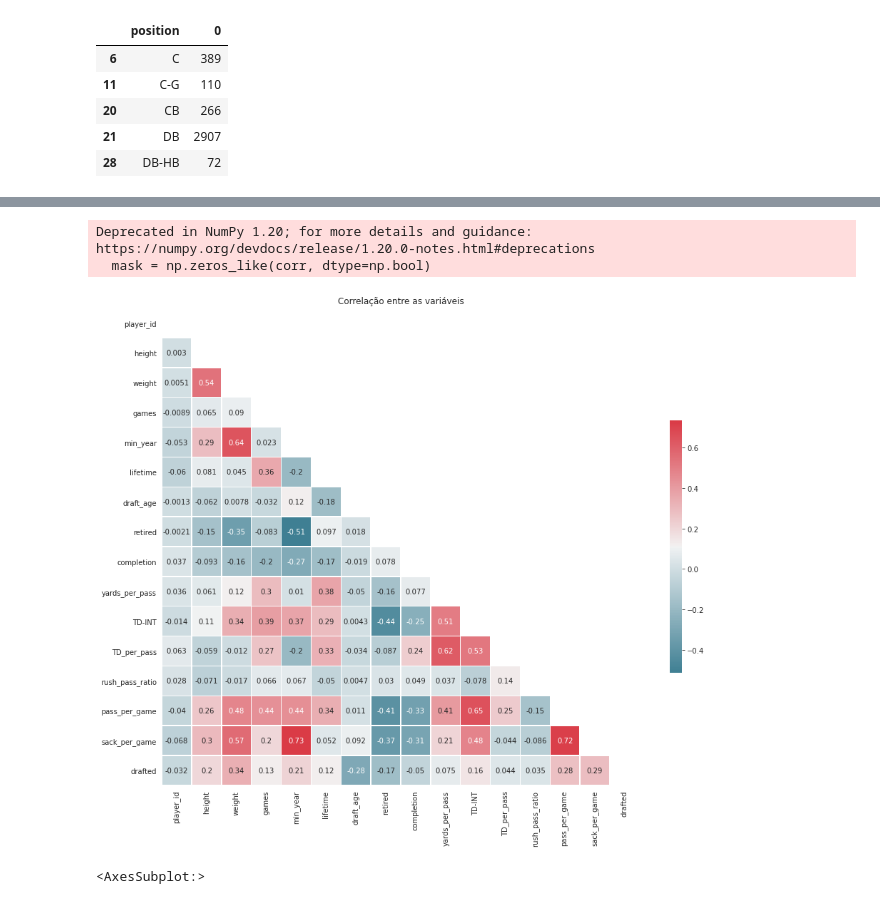
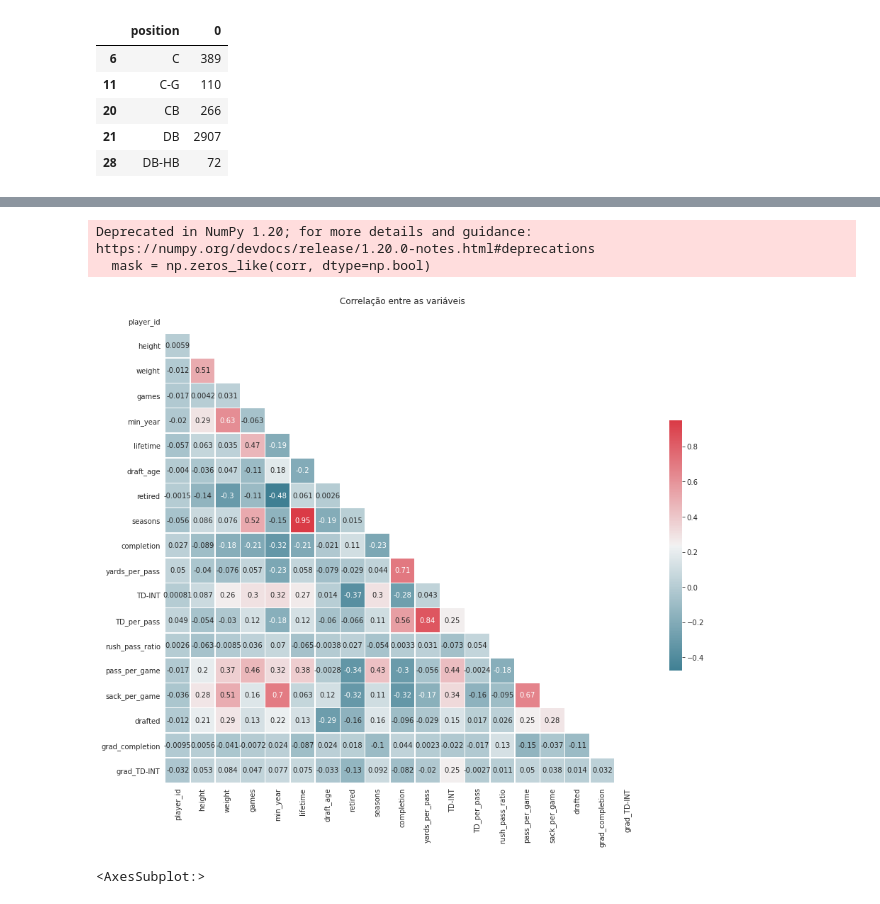
Before and after one commit to fonseca-carlos/nfl_survival, a Jupyter notebook: start_and_qb.ipynb, the cells around one changed output, grey strips where cells are left out. Cells and saved outputs as stored; diff of their text form; code cells hidden in the pictures.

```diff
--- a/start_and_qb.ipynb
+++ b/start_and_qb.ipynb
@@ -11,5 +11,8 @@ df_profiles=pd.read_json('profiles_1512362725.022629.json')
 df_games=pd.read_json('games_1512362753.8735218.json')
 df_profiles=df_profiles.drop(['current_team', 'birth_place', 'death_date', 'college', 'high_school', 'draft_team', 'current_salary', 'hof_induction_year', 'draft_position'], axis=1)
 df_games=df_games[['player_id', 'year', 'game_number', 'passing_attempts', 'passing_completions', 'passing_yards', 'passing_rating', 'passing_touchdowns', 'passing_interceptions', 'passing_sacks', 'rushing_attempts', 'rushing_yards', 'rushing_touchdowns', 'receiving_receptions', 'receiving_yards','receiving_touchdowns','kick_return_attempts', 'punt_return_attempts', 'defense_sacks', 'defense_tackles', 'defense_interceptions', 'field_goal_attempts', 'field_goal_makes']]
+df_games=df_games.rename(columns = {'passing_completions': 'temp'})
+df_games=df_games.rename(columns = {'passing_attempts': 'passing_completions'})
+df_games=df_games.rename(columns = {'temp': 'passing_attempts'})
 df_games.head(5)
 # %% [output]
@@ -46,10 +51,11 @@ df_stats.head(5)
 | 4 | 8 | 0 | 0 | 0 | 0 | ... |
 5 rows × 24 columns
 # %%
-#changing total stats to season averages
+#changing total stats to season averages - second version, i think this messes with my avgs
 
-for column in df_stats.drop(['player_id', 'seasons', 'max_year', 'min_year'], axis=1).columns:
-    df_stats[column]= df_stats[column]/df_stats['seasons']
+#for column in df_stats.drop(['player_id', 'seasons', 'max_year', 'min_year'], axis=1).columns:
+#for column in ['games']:
+#    df_stats[column]= df_stats[column]/df_stats['seasons']
 # %%
 #profile + stats df
 
@@ -65,7 +71,7 @@ df['draft_round']=df['draft_round'].fillna(100)
 #any data pertraining 2017 is censored (we don't know it the guy came back in 2018)
 df['retired']=np.where(df['max_year']==2017, 0 ,1)
 
-df=df.drop(['height2', 'max_year', 'draft_year', 'birth_date', 'seasons'], axis=1)
+df=df.drop(['height2', 'max_year', 'draft_year', 'birth_date'], axis=1)
 
 
 df.head(5)
@@ -175,36 +173,54 @@ df_era.plot()
 # %%
 #correlation between variables
 import seaborn as sns
 
-df_cox=df[df['position']=='QB'][['player_id','height', 'weight', 'draft_round','passing_attempts', 'passing_completions', 'passing_yards','passing_touchdowns', 'passing_interceptions', 'passing_sacks','rushing_attempts', 'rushing_yards','games', 'min_year', 'lifetime', 'draft_age','retired']]
-df_cox['completion']=(df_cox['passing_completions']/df_cox['passing_attempts'].replace(to_replace=0, value=1)).fillna(0)
+df_cox=df[df['position']=='QB'][['player_id','height', 'weight', 'draft_round','passing_attempts', 'passing_completions', 'passing_yards','passing_touchdowns', 'passing_interceptions', 'passing_sacks','rushing_attempts', 'rushing_yards','games', 'min_year', 'lifetime', 'draft_age','retired', 'seasons']]
+#df_cox['completion']=(df_cox['passing_completions']/df_cox['passing_attempts'].replace(to_replace=0, value=1)).fillna(0)
+df_cox['completion']=(df_cox['passing_attempts']/df_cox['passing_completions'].replace(to_replace=0, value=1)).fillna(0)
 df_cox['yards_per_pass']=(df_cox['passing_yards']/df_cox['passing_completions']).fillna(0)
 df_cox['TD-INT']=(df_cox['passing_touchdowns']/df_cox['passing_interceptions'].replace(to_replace=0, value=1))
+#df_cox['TD_per_pass']=(df_cox['passing_touchdowns']/df_cox['passing_completions']).fillna(0)
 df_cox['TD_per_pass']=(df_cox['passing_touchdowns']/df_cox['passing_completions']).fillna(0)
 df_cox['rush_pass_ratio']=(df_cox['rushing_attempts']/df_cox['passing_attempts'].replace(to_replace=0, value=1)).fillna(0)
 df_cox['pass_per_game']=(df_cox['passing_attempts']/df_cox['games']).fillna(0)
 df_cox['sack_per_game']=(df_cox['passing_sacks']/df_cox['games']).fillna(0)
 #df_cox['draft_round']=np.where(df_cox['draft_round']==100, 'undrafted', np.where(df_cox['draft_round']>7,'>7', df_cox['draft_round']))
 #df_cox['draft_round']=np.where(df_cox['draft_round']>7,'>7', df_cox['draft_round'])
 df_cox['drafted']=np.where(df_cox['draft_round']>7,0, 1)
 df_cox=df_cox.drop(['draft_round', 'passing_attempts', 'passing_sacks', 'passing_completions', 'passing_yards','rushing_yards', 'passing_interceptions', 'passing_touchdowns', 'rushing_attempts'], axis=1)
-df_cox=df_cox[(df_cox['games']>5) & (df_cox['lifetime']<27)]
+df_cox=df_cox[(df_cox['games']>5)]
+for column in ['games']:
+    df_cox[column]= df_cox[column]/df_cox['seasons']
+#df_cox=df_cox[(df_cox['games']>5) & (df_cox['lifetime']<27)]
+
+#creating gradient of important columns. Uses data from df_run, at the bottom of this notebook
+grad_field=['completion', 'TD-INT']
+aux=['player_id']
+aux=aux.append(grad_field)
+df_min=df2.groupby('player_id')['year'].min().reset_index()
+df_min=df2.merge(df_min, on=['player_id', 'year'], how='inner')[['player_id', 'completion', 'TD-INT']]
+df_cox=df_cox.merge(df_min, on='player_id', how='inner', suffixes=('', '_rookie'))
+
+for field in grad_field:
+    df_cox['grad_'+field]=(df_cox[field]-df_cox[field+'_rookie'])/df_cox['seasons']
+    df_cox=df_cox.drop(field+'_rookie', axis=1)
+
 
 corr = df_cox.corr()
 
 mask = np.zeros_like(corr, dtype=np.bool)
 mask[np.triu_indices_from(mask)] = True
 cmap = sns.diverging_palette(220, 10, as_cmap = True)
 
 with sns.axes_style("white"):
     f, ax = plt.subplots(figsize=(15, 13))
     ax = sns.heatmap(corr, mask=mask, annot = True, cmap = cmap, square=True,
                      linewidths = .5, cbar_kws = {"shrink": .5})
     plt.title('Correlação entre as variáveis')
 # %% [output]
 Deprecated in NumPy 1.20; for more details and guidance: https://numpy.org/devdocs/release/1.20.0-notes.html#deprecations
   mask = np.zeros_like(corr, dtype=np.bool)
-[figure, old version]
+[figure, new version]
 # %%
 df_played[df_played['games']<=100]['games'].hist(bins=100)
 # %% [output]
```
Also changed, not shown: parts of 19 cells of this notebook, 2 other files.
